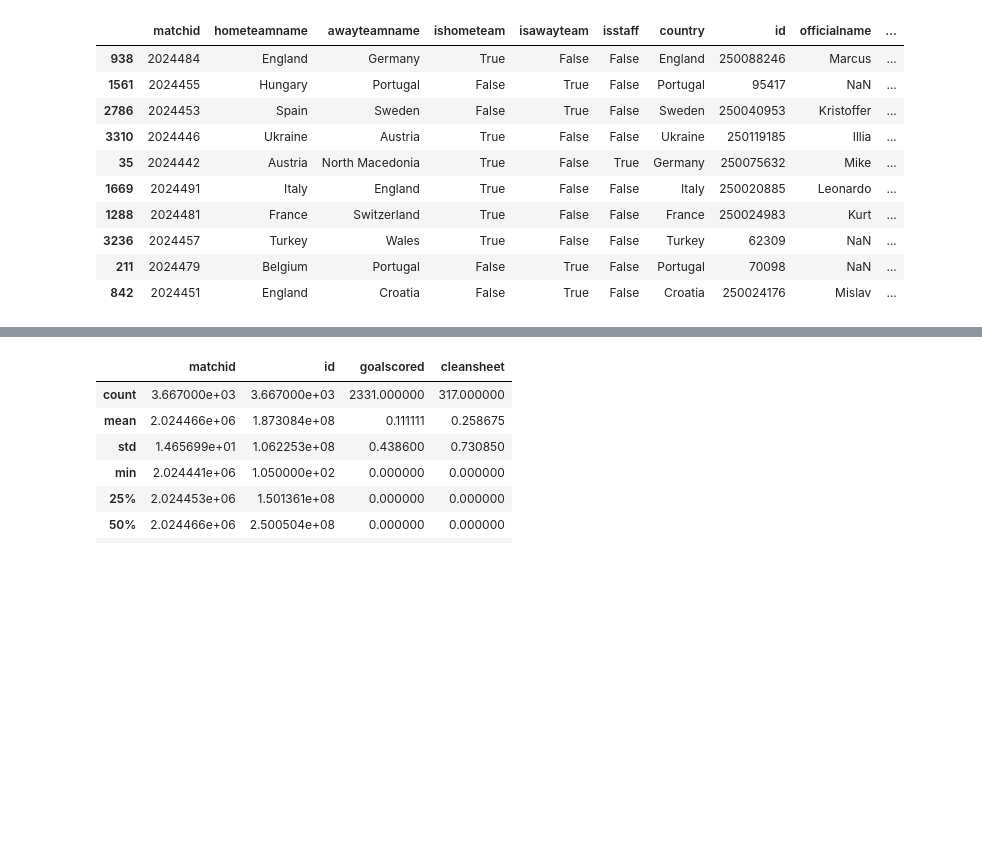
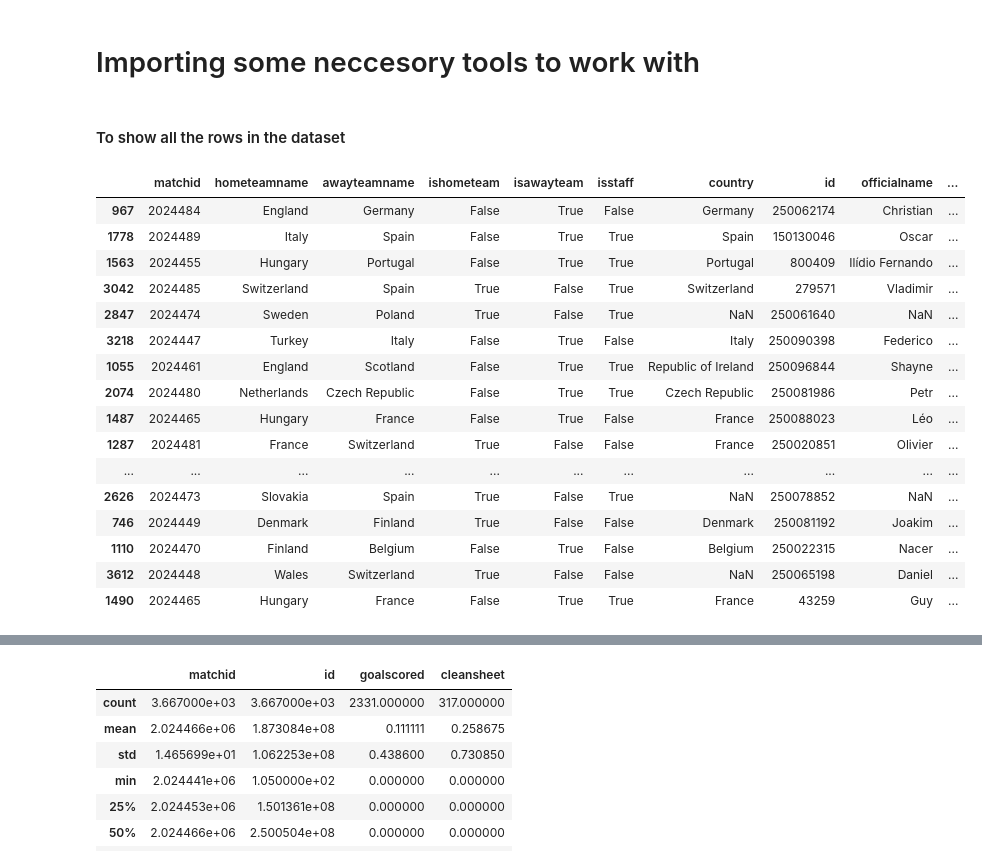
Before and after one commit to SFETNI/Omdena-UEFAEURO2024, a Jupyter notebook: task2-data-analysis/pre_match_information.ipynb, the cells around one changed output, grey strips where cells are left out. Saved outputs shown, nothing was run; the diff lists cells and outputs as text; code cells hidden in the pictures; blank space fills up the shorter version.

```diff
--- a/task2-data-analysis/pre_match_information.ipynb
+++ b/task2-data-analysis/pre_match_information.ipynb
@@ -1 +1,3 @@
+# %% [markdown]
+# Importing some neccesory tools to work with
 # %%
@@ -5,19 +9,29 @@ import matplotlib.pyplot as plt
+# %% [markdown]
+#### To show all the rows in the dataset
+# %%
+pd.set_option('display.max_rows', None)
 # %%
 pre_match_info = pd.read_csv("../Datasets/pre_match_information.csv")
 # %%
-pre_match_info.sample(10)
+pre_match_info.sample(100)
 # %% [output]
 |  | matchid | hometeamname | awayteamname | ishometeam | isawayteam | isstaff | country | id | officialname | ... |
-| 938 | 2024484 | England | Germany | True | False | False | England | 250088246 | Marcus | ... |
-| 1561 | 2024455 | Hungary | Portugal | False | True | False | Portugal | 95417 | NaN | ... |
-| 2786 | 2024453 | Spain | Sweden | False | True | False | Sweden | 250040953 | Kristoffer | ... |
-| 3310 | 2024446 | Ukraine | Austria | True | False | False | Ukraine | 250119185 | Illia | ... |
-| 35 | 2024442 | Austria | North Macedonia | True | False | True | Germany | 250075632 | Mike | ... |
-| 1669 | 2024491 | Italy | England | True | False | False | Italy | 250020885 | Leonardo | ... |
-| 1288 | 2024481 | France | Switzerland | True | False | False | France | 250024983 | Kurt | ... |
-| 3236 | 2024457 | Turkey | Wales | True | False | False | Turkey | 62309 | NaN | ... |
-| 211 | 2024479 | Belgium | Portugal | False | True | False | Portugal | 70098 | NaN | ... |
-| 842 | 2024451 | England | Croatia | False | True | False | Croatia | 250024176 | Mislav | ... |
+| 967 | 2024484 | England | Germany | False | True | False | Germany | 250062174 | Christian | ... |
+| 1778 | 2024489 | Italy | Spain | False | True | True | Spain | 150130046 | Oscar | ... |
+| 1563 | 2024455 | Hungary | Portugal | False | True | True | Portugal | 800409 | Ilídio Fernando | ... |
+| 3042 | 2024485 | Switzerland | Spain | True | False | True | Switzerland | 279571 | Vladimir | ... |
+| 2847 | 2024474 | Sweden | Poland | True | False | True | NaN | 250061640 | NaN | ... |
+| 3218 | 2024447 | Turkey | Italy | False | True | False | Italy | 250090398 | Federico | ... |
+| 1055 | 2024461 | England | Scotland | False | True | True | Republic of Ireland | 250096844 | Shayne | ... |
+| 2074 | 2024480 | Netherlands | Czech Republic | False | True | True | Czech Republic | 250081986 | Petr | ... |
+| 1487 | 2024465 | Hungary | France | False | True | False | France | 250088023 | Léo | ... |
+| 1287 | 2024481 | France | Switzerland | True | False | False | France | 250020851 | Olivier | ... |
+| ... | ... | ... | ... | ... | ... | ... | ... | ... | ... | ... |
+| 2626 | 2024473 | Slovakia | Spain | True | False | True | NaN | 250078852 | NaN | ... |
+| 746 | 2024449 | Denmark | Finland | True | False | False | Denmark | 250081192 | Joakim | ... |
+| 1110 | 2024470 | Finland | Belgium | False | True | False | Belgium | 250022315 | Nacer | ... |
+| 3612 | 2024448 | Wales | Switzerland | True | False | False | NaN | 250065198 | Daniel | ... |
+| 1490 | 2024465 | Hungary | France | False | True | True | France | 43259 | Guy | ... |
 # %%
 pre_match_info.info()
 # %% [output]
```
Also changed, not shown: parts of 38 cells of this notebook.
